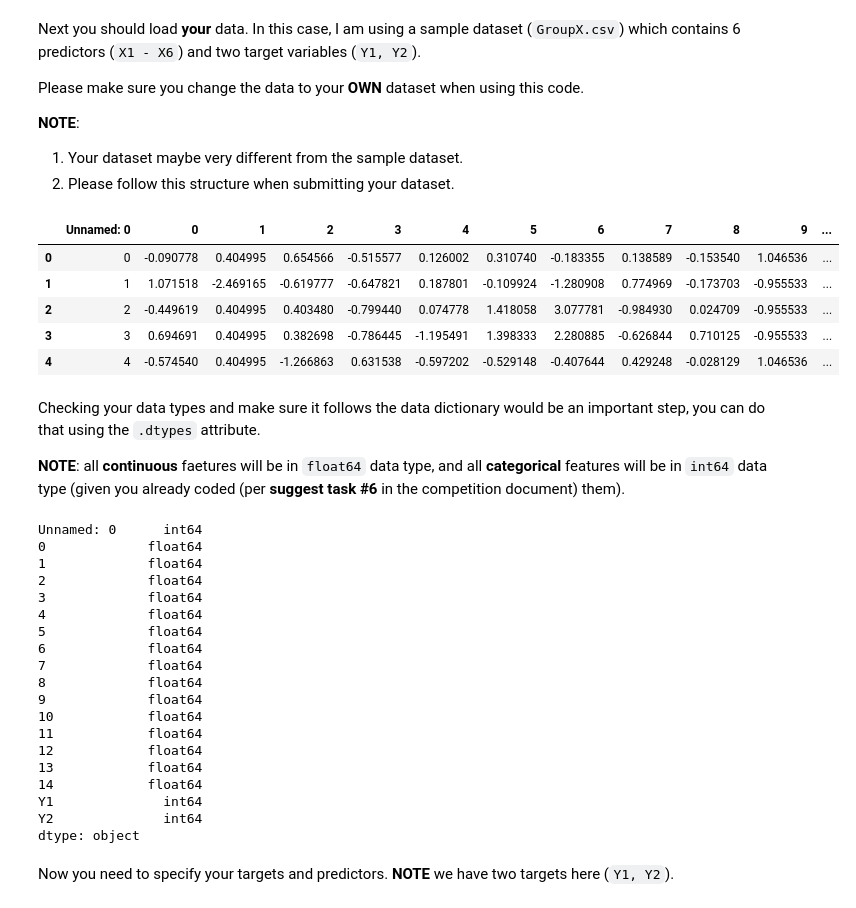
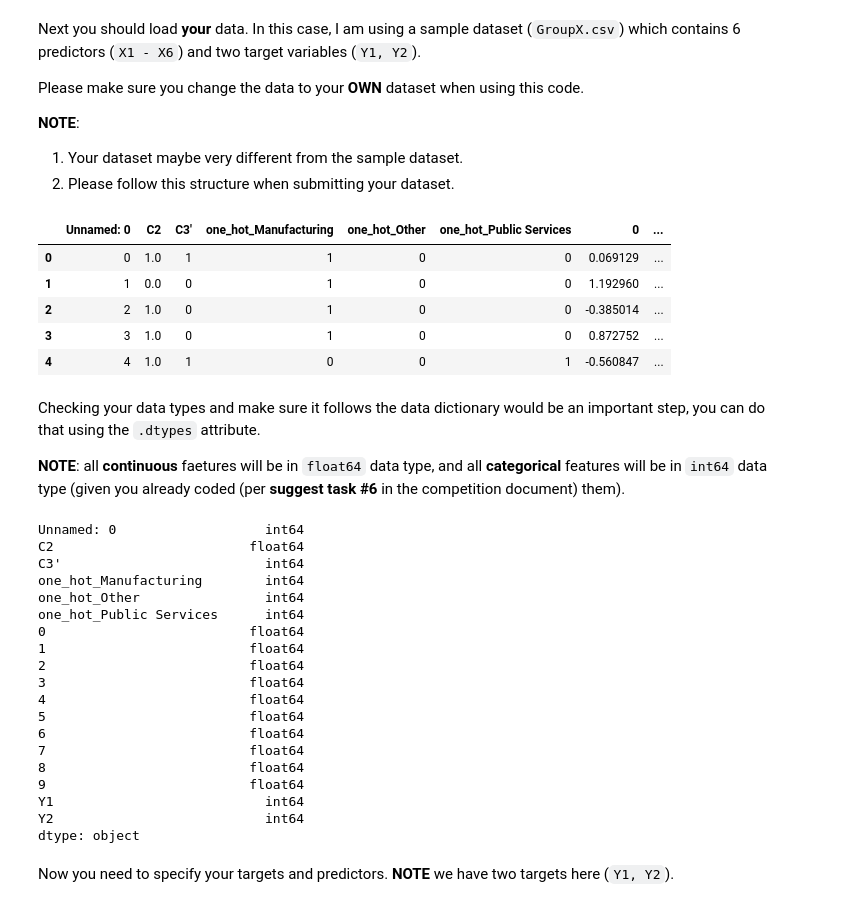
Before and after one commit to BA545-SP2019/2019-competition1-3-musketeers, a Jupyter notebook: Evaluation-Code-V0-Copy2.ipynb, the cells around one changed output. Drawn from its saved outputs; the diff is of its cells as text; code cells hidden in the pictures.

```diff
--- a/Evaluation-Code-V0-Copy2.ipynb
+++ b/Evaluation-Code-V0-Copy2.ipynb
@@ -35,15 +35,15 @@ __NOTE__:
 1. Your dataset maybe very different from the sample dataset.
 2. Please follow this structure when submitting your dataset.
 # %%
-data = pd.read_csv('./Datasets/I_ts.csv', header=0)
+data = pd.read_csv('./Datasets/I_zzzz.csv', header=0)
 data.head()
 # %% [output]
-|  | Unnamed: 0 | 0 | 1 | 2 | 3 | 4 | 5 | 6 | 7 | 8 | 9 | ... |
-| 0 | 0 | -0.090778 | 0.404995 | 0.654566 | -0.515577 | 0.126002 | 0.310740 | -0.183355 | 0.138589 | -0.153540 | 1.046536 | ... |
-| 1 | 1 | 1.071518 | -2.469165 | -0.619777 | -0.647821 | 0.187801 | -0.109924 | -1.280908 | 0.774969 | -0.173703 | -0.955533 | ... |
-| 2 | 2 | -0.449619 | 0.404995 | 0.403480 | -0.799440 | 0.074778 | 1.418058 | 3.077781 | -0.984930 | 0.024709 | -0.955533 | ... |
-| 3 | 3 | 0.694691 | 0.404995 | 0.382698 | -0.786445 | -1.195491 | 1.398333 | 2.280885 | -0.626844 | 0.710125 | -0.955533 | ... |
-| 4 | 4 | -0.574540 | 0.404995 | -1.266863 | 0.631538 | -0.597202 | -0.529148 | -0.407644 | 0.429248 | -0.028129 | 1.046536 | ... |
+|  | Unnamed: 0 | C2 | C3' | one_hot_Manufacturing | one_hot_Other | one_hot_Public Services | 0 | ... |
+| 0 | 0 | 1.0 | 1 | 1 | 0 | 0 | 0.069129 | ... |
+| 1 | 1 | 0.0 | 0 | 1 | 0 | 0 | 1.192960 | ... |
+| 2 | 2 | 1.0 | 0 | 1 | 0 | 0 | -0.385014 | ... |
+| 3 | 3 | 1.0 | 0 | 1 | 0 | 0 | 0.872752 | ... |
+| 4 | 4 | 1.0 | 1 | 0 | 0 | 1 | -0.560847 | ... |
 # %% [markdown]
 Checking your data types and make sure it follows the data dictionary would be an important step, you can do that using the `.dtypes` attribute.
 
@@ -51,24 +51,24 @@ __NOTE__: all __continuous__ faetures will be in `float64` data type, and all __
 # %%
 data.dtypes
 # %% [output]
-Unnamed: 0      int64
-0             float64
-1             float64
-2             float64
-3             float64
-4             float64
-5             float64
-6             float64
-7             float64
-8             float64
-9             float64
-10            float64
-11            float64
-12            float64
-13            float64
-14            float64
-Y1              int64
-Y2              int64
+Unnamed: 0                   int64
+C2                         float64
+C3'                          int64
+one_hot_Manufacturing        int64
+one_hot_Other                int64
+one_hot_Public Services      int64
+0                          float64
+1                          float64
+2                          float64
+3                          float64
+4                          float64
+5                          float64
+6                          float64
+7                          float64
+8                          float64
+9                          float64
+Y1                           int64
+Y2                           int64
 dtype: object
 # %% [markdown]
 Now you need to specify your targets and predictors. __NOTE__ we have two targets here (`Y1, Y2`).
```
Also changed, not shown: parts of 7 cells of this notebook, 5 other files.
